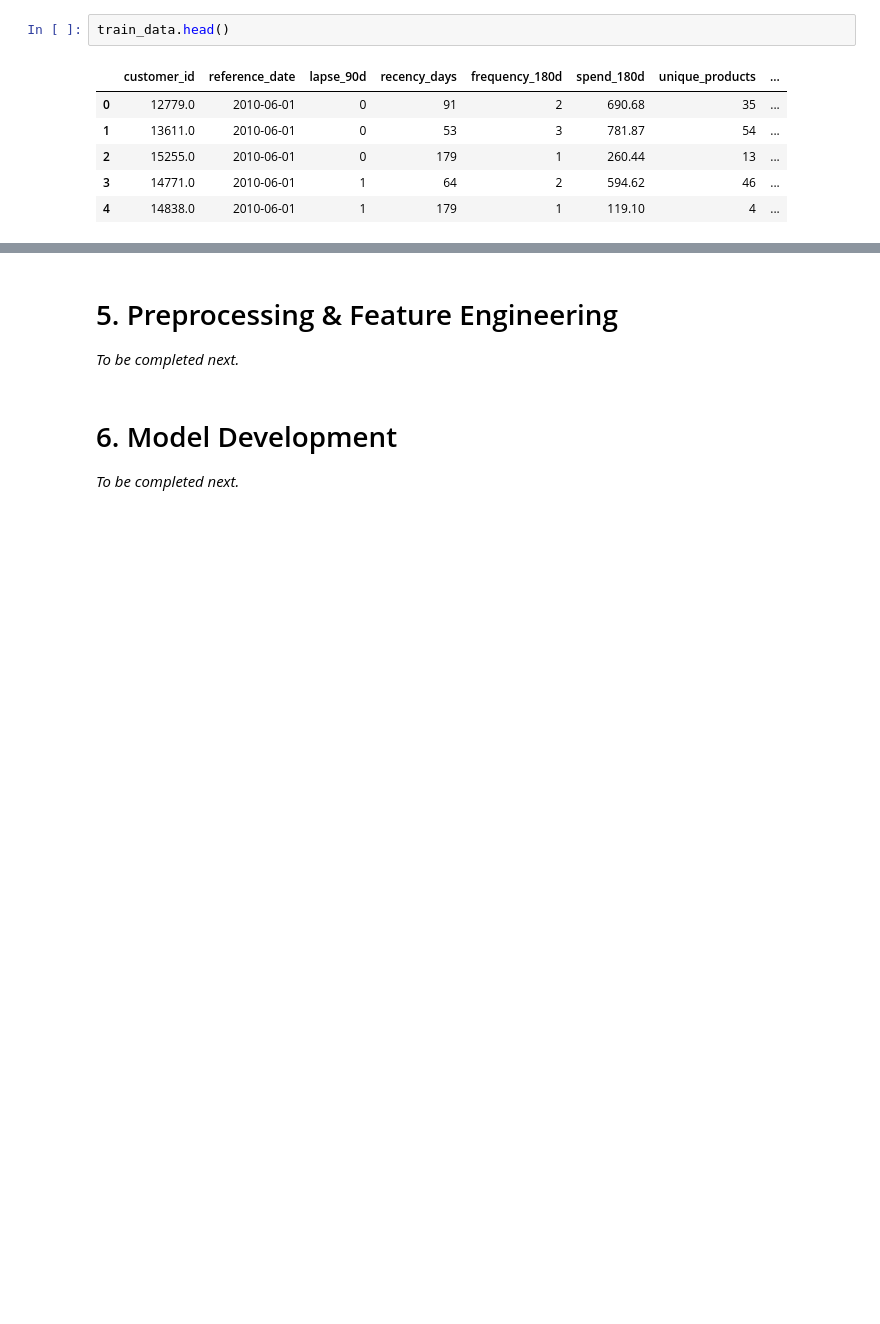
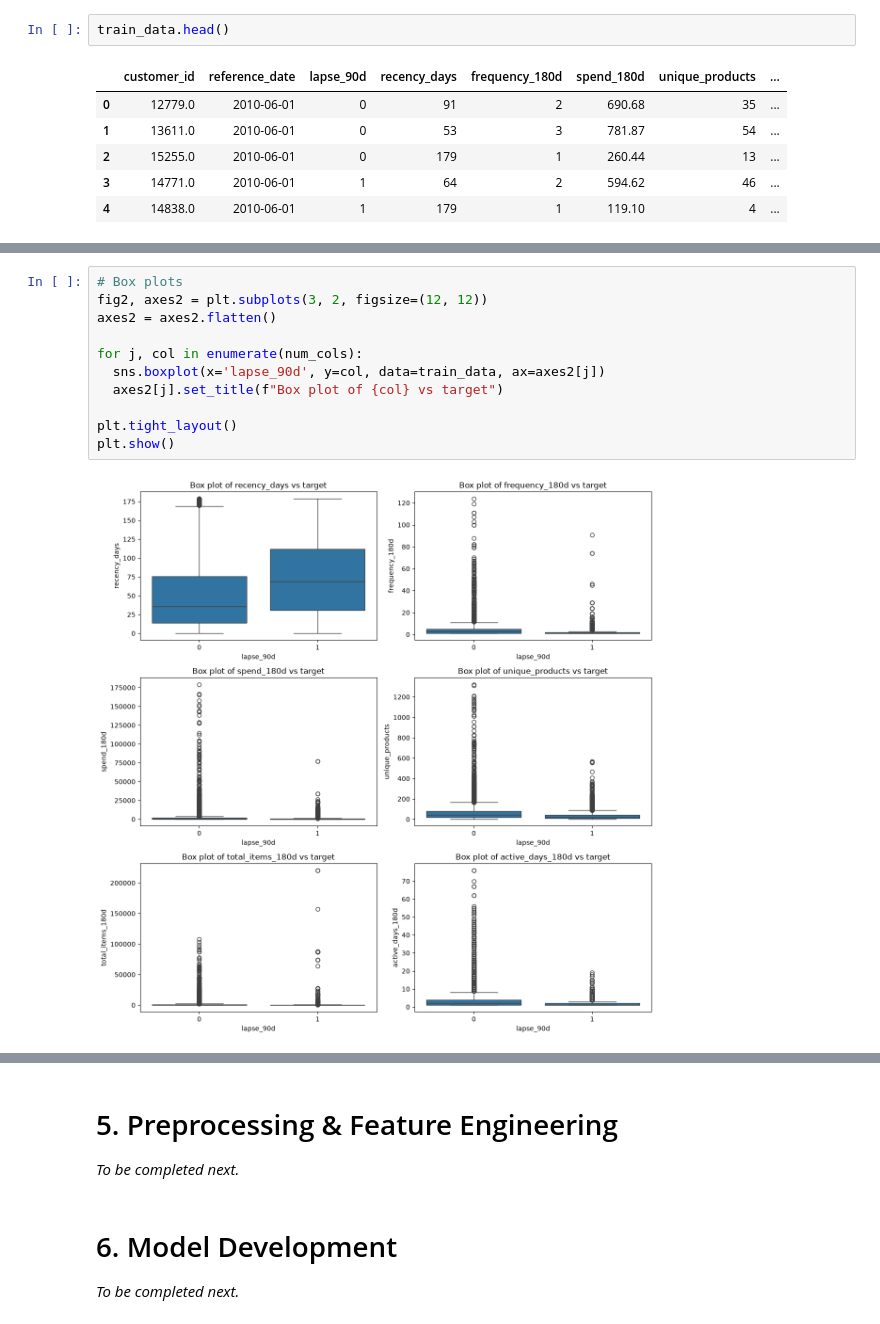
Before and after one commit to Amila-codes/Customer-Purchase-Behavior-Prediction, a Jupyter notebook: notebooks/classification_capstone_final.ipynb, the cells around one changed output, grey strips where cells are left out. Saved outputs shown, nothing was run; the diff lists cells and outputs as text; blank space fills up the shorter version.

```diff
--- a/notebooks/classification_capstone_final.ipynb
+++ b/notebooks/classification_capstone_final.ipynb
@@ -894,0 +945,13 @@ sns.barplot(x='lapse_90d', y='customer_id', data=train_data)
+# %%
+# Box plots
+fig2, axes2 = plt.subplots(3, 2, figsize=(12, 12))
+axes2 = axes2.flatten()
+
+for j, col in enumerate(num_cols):
+  sns.boxplot(x='lapse_90d', y=col, data=train_data, ax=axes2[j])
+  axes2[j].set_title(f"Box plot of {col} vs target")
+
+plt.tight_layout()
+plt.show()
+# %% [output]
+[figure, added]
```
Also changed, not shown: parts of 12 cells of this notebook.
